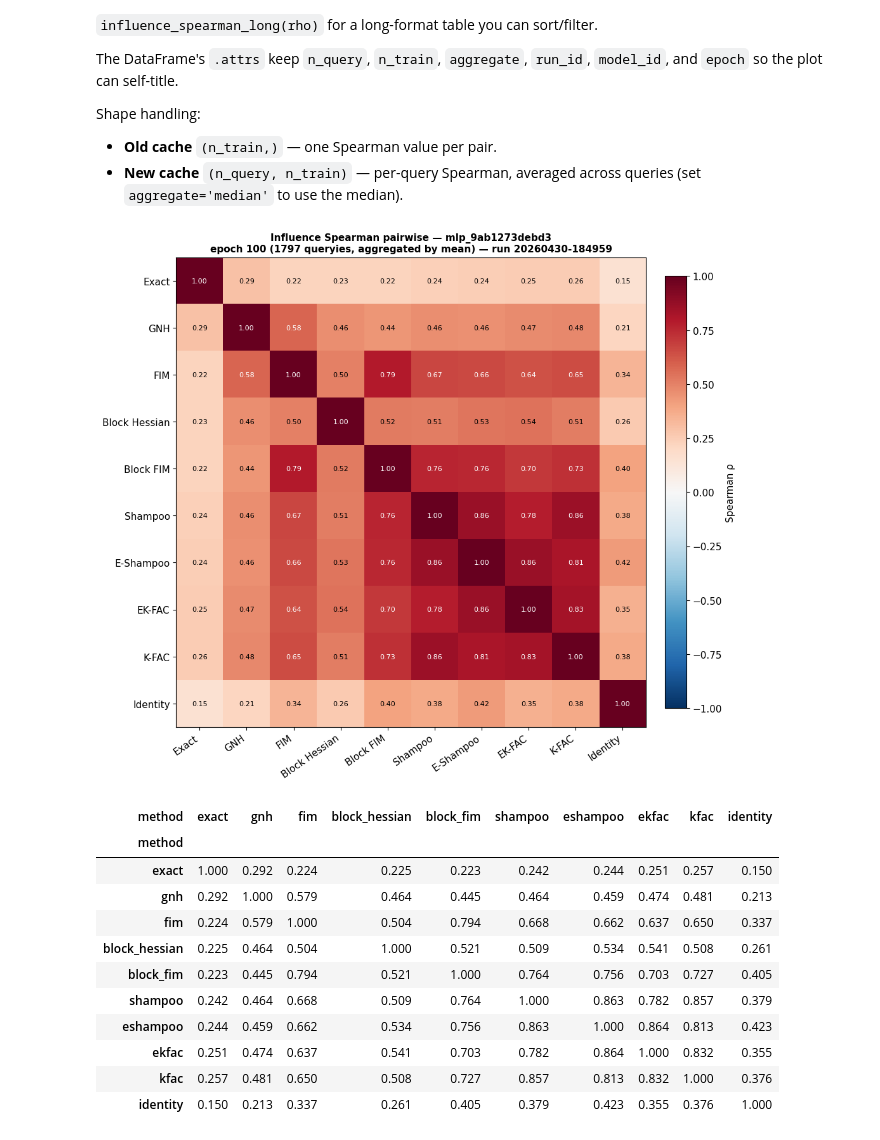
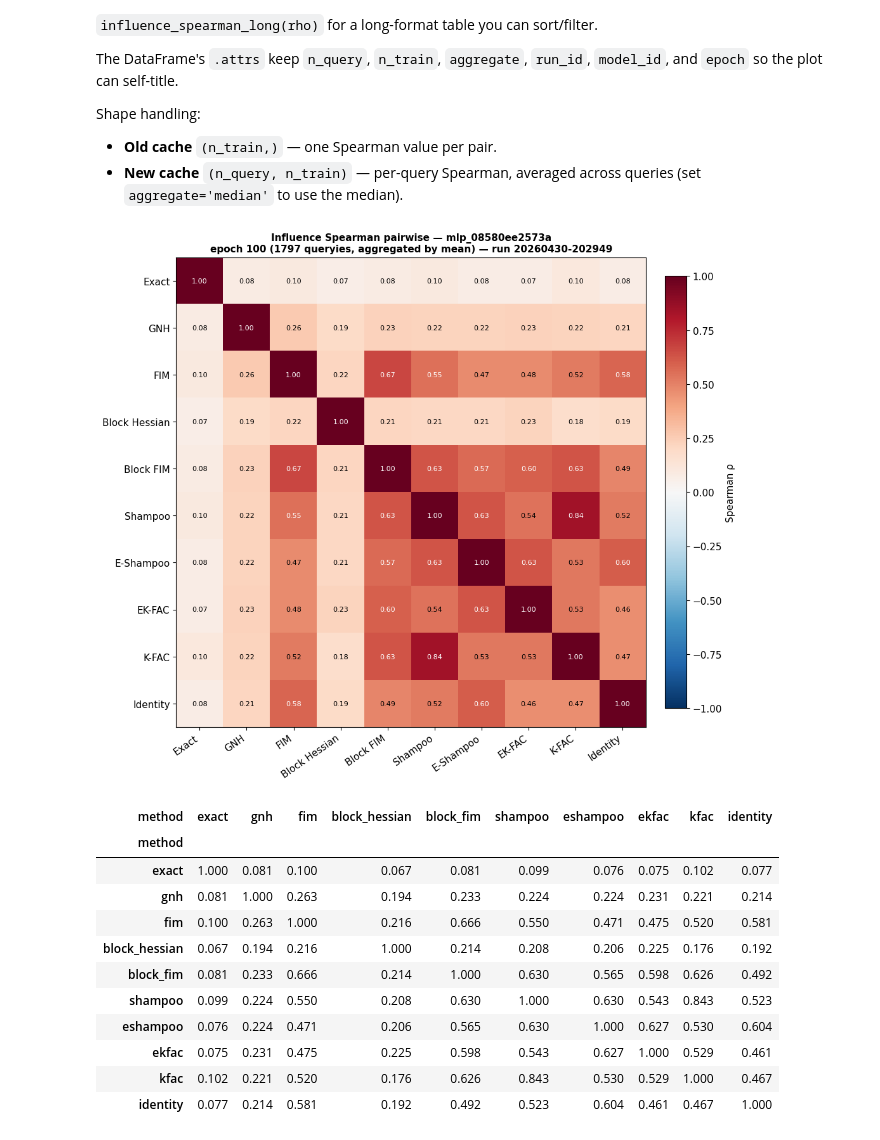
Before and after one commit to gsindlinger/Hessian-Approximation-for-Toy-Models, a Jupyter notebook: experiments/plot_runs_db.ipynb, the cells around one changed output. Cells and saved outputs as stored; diff of their text form; code cells hidden in the pictures.

```diff
--- a/experiments/plot_runs_db.ipynb
+++ b/experiments/plot_runs_db.ipynb
@@ -234,7 +588,9 @@ run_ids= df['run_id'].unique()
 # %%
 # Example  edit the triple to match what you saw in the browse cell.
 RUN_ID = run_ids[-1]
-MODEL_ID = 'mlp_9ab1273debd3'
+#model ids from that RUN_ID
+model_ids= df[df['run_id'] == RUN_ID]['model_id'].unique()
+MODEL_ID = model_ids[-1]
 EPOCH = 100
 
 fig = plot_metrics_for(RUN_ID, MODEL_ID, EPOCH, reference='exact')
@@ -471,37 +611,42 @@ def plot_influence_spearman(
 # %%
 # Compute once, then reuse the DataFrame for plot + tables.
-rho = compute_influence_spearman_matrix(RUN_ID, MODEL_ID, EPOCH, aggregate='mean')
 
 # --- ordering options ---------------------------------------------------
 # 1. Default (APPROX_ORDER):
 #       fig, _ = plot_influence_spearman(rho)
 #
 # 2. Custom list (anything missing is appended at the end):
 #       order = ['exact', 'gnh', 'fim', 'kfac', 'ekfac',
 #                'shampoo', 'eshampoo', 'block_hessian', 'block_fim', 'identity']
 #       fig, _ = plot_influence_spearman(rho, methods=order)
 #
 # 3. Sort by similarity to a chosen anchor (most-correlated first):
 #       order = order_by_similarity(rho, anchor='exact')
 #       fig, _ = plot_influence_spearman(rho, methods=order)
 
-order = ['exact', 'gnh', 'fim','block_hessian', 'block_fim', 'shampoo'  , 'eshampoo', 'ekfac','kfac', 'identity' ]
-# order = order_by_similarity(rho, anchor='exact')
-fig, rho_plot = plot_influence_spearman(rho, methods=order)
-plt.show()
 
-display(rho_plot.round(3))
+for model_id in model_ids:
+    rho = compute_influence_spearman_matrix(RUN_ID, model_id, EPOCH, aggregate='mean')
+
+
+
+    order = ['exact', 'gnh', 'fim','block_hessian', 'block_fim', 'shampoo'  , 'eshampoo', 'ekfac','kfac', 'identity' ]
+    # order = order_by_similarity(rho, anchor='exact')
+    fig, rho_plot = plot_influence_spearman(rho, methods=order)
+    plt.show()
+
+    display(rho_plot.round(3))
 # %% [output]
-[figure, old version]
+[figure, new version]
 | method | exact | gnh | fim | block_hessian | block_fim | shampoo | eshampoo | ekfac | kfac | identity |
 | method |  |  |  |  |  |  |  |  |  |  |
-| exact | 1.000 | 0.292 | 0.224 | 0.225 | 0.223 | 0.242 | 0.244 | 0.251 | 0.257 | 0.150 |
-| gnh | 0.292 | 1.000 | 0.579 | 0.464 | 0.445 | 0.464 | 0.459 | 0.474 | 0.481 | 0.213 |
-| fim | 0.224 | 0.579 | 1.000 | 0.504 | 0.794 | 0.668 | 0.662 | 0.637 | 0.650 | 0.337 |
-| block_hessian | 0.225 | 0.464 | 0.504 | 1.000 | 0.521 | 0.509 | 0.534 | 0.541 | 0.508 | 0.261 |
-| block_fim | 0.223 | 0.445 | 0.794 | 0.521 | 1.000 | 0.764 | 0.756 | 0.703 | 0.727 | 0.405 |
-| shampoo | 0.242 | 0.464 | 0.668 | 0.509 | 0.764 | 1.000 | 0.863 | 0.782 | 0.857 | 0.379 |
-| eshampoo | 0.244 | 0.459 | 0.662 | 0.534 | 0.756 | 0.863 | 1.000 | 0.864 | 0.813 | 0.423 |
-| ekfac | 0.251 | 0.474 | 0.637 | 0.541 | 0.703 | 0.782 | 0.864 | 1.000 | 0.832 | 0.355 |
-| kfac | 0.257 | 0.481 | 0.650 | 0.508 | 0.727 | 0.857 | 0.813 | 0.832 | 1.000 | 0.376 |
-| identity | 0.150 | 0.213 | 0.337 | 0.261 | 0.405 | 0.379 | 0.423 | 0.355 | 0.376 | 1.000 |
+| exact | 1.000 | 0.081 | 0.100 | 0.067 | 0.081 | 0.099 | 0.076 | 0.075 | 0.102 | 0.077 |
+| gnh | 0.081 | 1.000 | 0.263 | 0.194 | 0.233 | 0.224 | 0.224 | 0.231 | 0.221 | 0.214 |
+| fim | 0.100 | 0.263 | 1.000 | 0.216 | 0.666 | 0.550 | 0.471 | 0.475 | 0.520 | 0.581 |
+| block_hessian | 0.067 | 0.194 | 0.216 | 1.000 | 0.214 | 0.208 | 0.206 | 0.225 | 0.176 | 0.192 |
+| block_fim | 0.081 | 0.233 | 0.666 | 0.214 | 1.000 | 0.630 | 0.565 | 0.598 | 0.626 | 0.492 |
+| shampoo | 0.099 | 0.224 | 0.550 | 0.208 | 0.630 | 1.000 | 0.630 | 0.543 | 0.843 | 0.523 |
+| eshampoo | 0.076 | 0.224 | 0.471 | 0.206 | 0.565 | 0.630 | 1.000 | 0.627 | 0.530 | 0.604 |
+| ekfac | 0.075 | 0.231 | 0.475 | 0.225 | 0.598 | 0.543 | 0.627 | 1.000 | 0.529 | 0.461 |
+| kfac | 0.102 | 0.221 | 0.520 | 0.176 | 0.626 | 0.843 | 0.530 | 0.529 | 1.000 | 0.467 |
+| identity | 0.077 | 0.214 | 0.581 | 0.192 | 0.492 | 0.523 | 0.604 | 0.461 | 0.467 | 1.000 |
```
Also changed, not shown: parts of 10 cells of this notebook.
